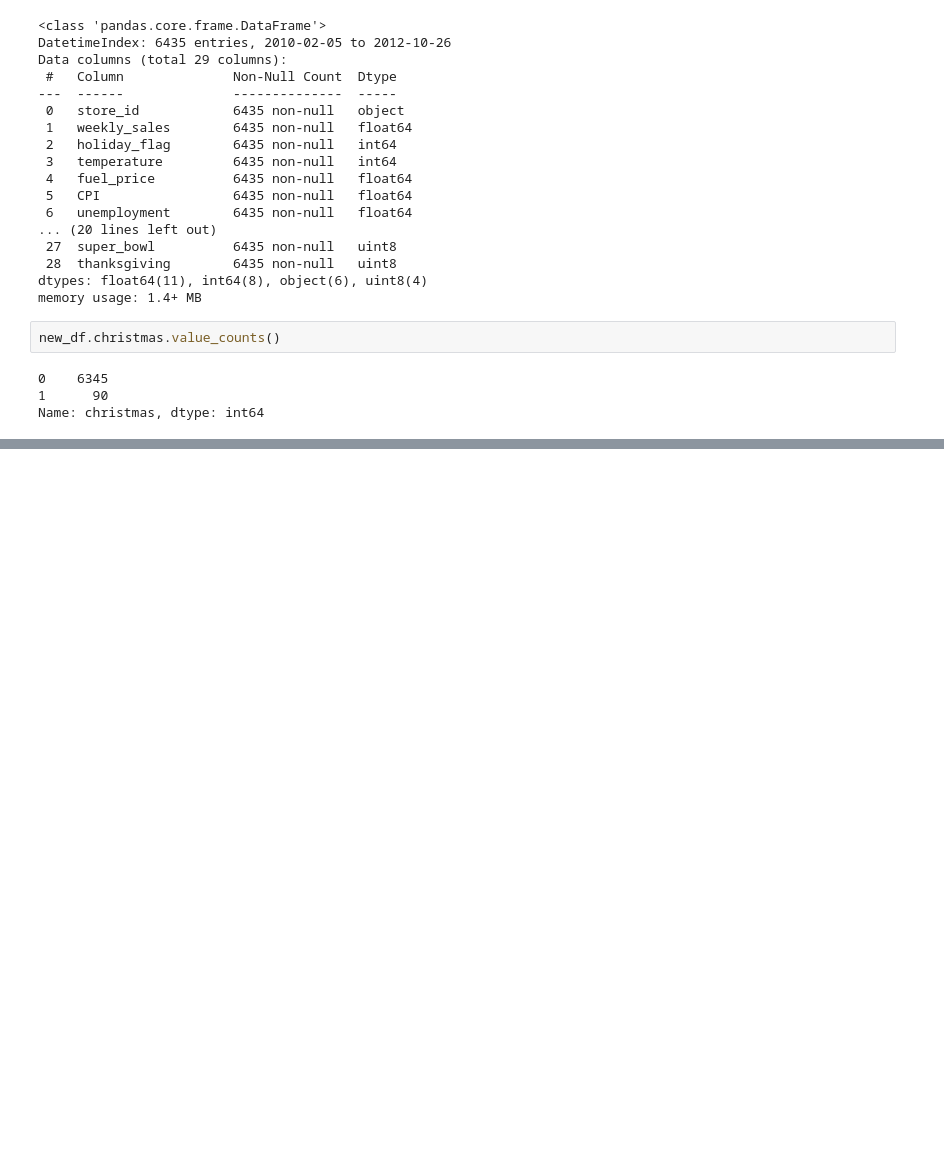
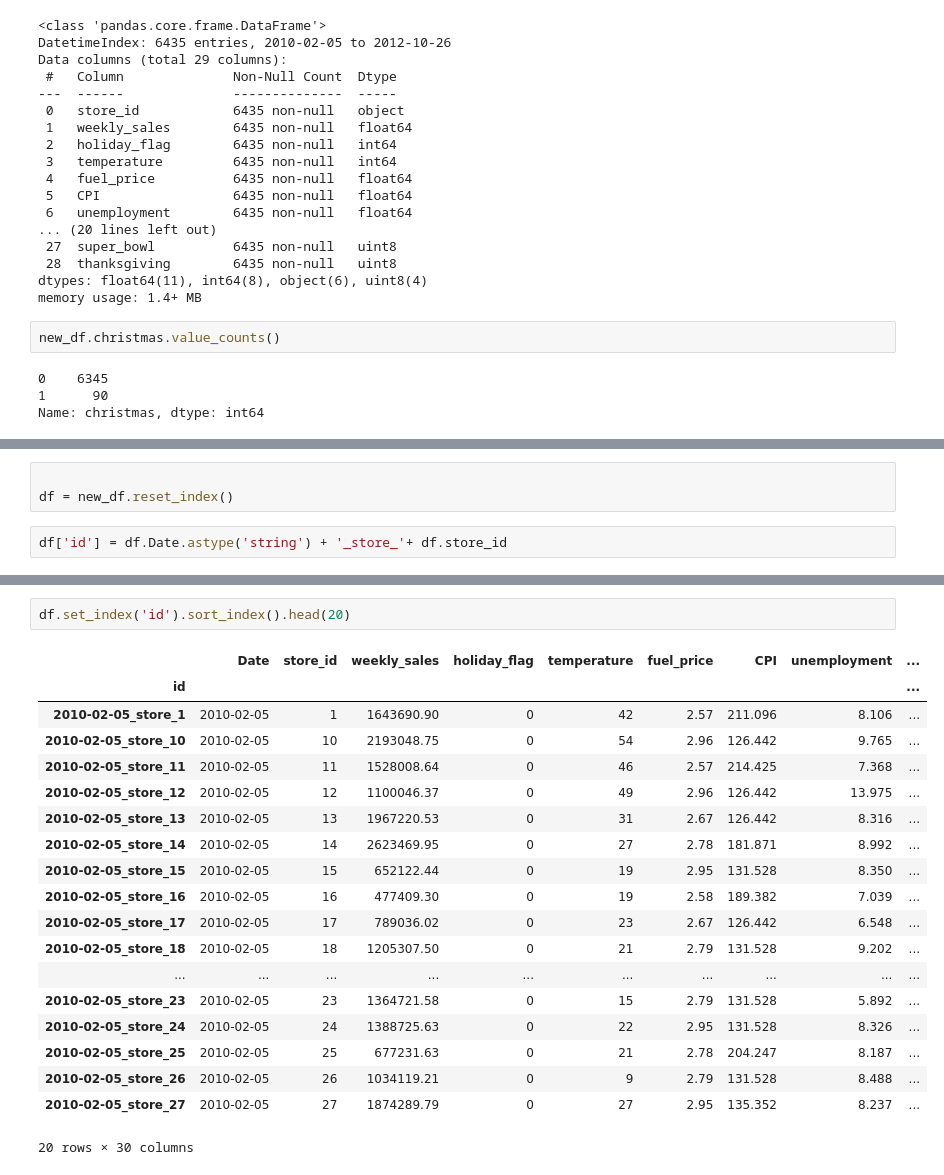
Before and after one commit to Attention-Walmart-Shoppers/capstone, a Jupyter notebook: Heather Initial Notebook.ipynb, the cells around one changed output, grey strips where cells are left out. Cells and saved outputs as stored; diff of their text form; blank space fills up the shorter version.

```diff
--- a/Heather Initial Notebook.ipynb
+++ b/Heather Initial Notebook.ipynb
@@ -541,0 +584,5 @@ new_df.loc[new39690
+# %%
+
+df = new_df.reset_index()
+# %%
+df['id'] = df.Date.astype('string') + '_store_'+ df.store_id
@@ -541,0 +604,22 @@ new_df.loc[new39690
+# %%
+df.set_index('id').sort_index().head(20)
+# %% [output]
+|  | Date | store_id | weekly_sales | holiday_flag | temperature | fuel_price | CPI | unemployment | ... |
+| id |  |  |  |  |  |  |  |  | ... |
+| 2010-02-05_store_1 | 2010-02-05 | 1 | 1643690.90 | 0 | 42 | 2.57 | 211.096 | 8.106 | ... |
+| 2010-02-05_store_10 | 2010-02-05 | 10 | 2193048.75 | 0 | 54 | 2.96 | 126.442 | 9.765 | ... |
+| 2010-02-05_store_11 | 2010-02-05 | 11 | 1528008.64 | 0 | 46 | 2.57 | 214.425 | 7.368 | ... |
+| 2010-02-05_store_12 | 2010-02-05 | 12 | 1100046.37 | 0 | 49 | 2.96 | 126.442 | 13.975 | ... |
+| 2010-02-05_store_13 | 2010-02-05 | 13 | 1967220.53 | 0 | 31 | 2.67 | 126.442 | 8.316 | ... |
+| 2010-02-05_store_14 | 2010-02-05 | 14 | 2623469.95 | 0 | 27 | 2.78 | 181.871 | 8.992 | ... |
+| 2010-02-05_store_15 | 2010-02-05 | 15 | 652122.44 | 0 | 19 | 2.95 | 131.528 | 8.350 | ... |
+| 2010-02-05_store_16 | 2010-02-05 | 16 | 477409.30 | 0 | 19 | 2.58 | 189.382 | 7.039 | ... |
+| 2010-02-05_store_17 | 2010-02-05 | 17 | 789036.02 | 0 | 23 | 2.67 | 126.442 | 6.548 | ... |
+| 2010-02-05_store_18 | 2010-02-05 | 18 | 1205307.50 | 0 | 21 | 2.79 | 131.528 | 9.202 | ... |
+| ... | ... | ... | ... | ... | ... | ... | ... | ... | ... |
+| 2010-02-05_store_23 | 2010-02-05 | 23 | 1364721.58 | 0 | 15 | 2.79 | 131.528 | 5.892 | ... |
+| 2010-02-05_store_24 | 2010-02-05 | 24 | 1388725.63 | 0 | 22 | 2.95 | 131.528 | 8.326 | ... |
+| 2010-02-05_store_25 | 2010-02-05 | 25 | 677231.63 | 0 | 21 | 2.78 | 204.247 | 8.187 | ... |
+| 2010-02-05_store_26 | 2010-02-05 | 26 | 1034119.21 | 0 | 9 | 2.79 | 131.528 | 8.488 | ... |
+| 2010-02-05_store_27 | 2010-02-05 | 27 | 1874289.79 | 0 | 27 | 2.95 | 135.352 | 8.237 | ... |
+20 rows × 30 columns
```
Also changed, not shown: parts of 13 cells of this notebook.
